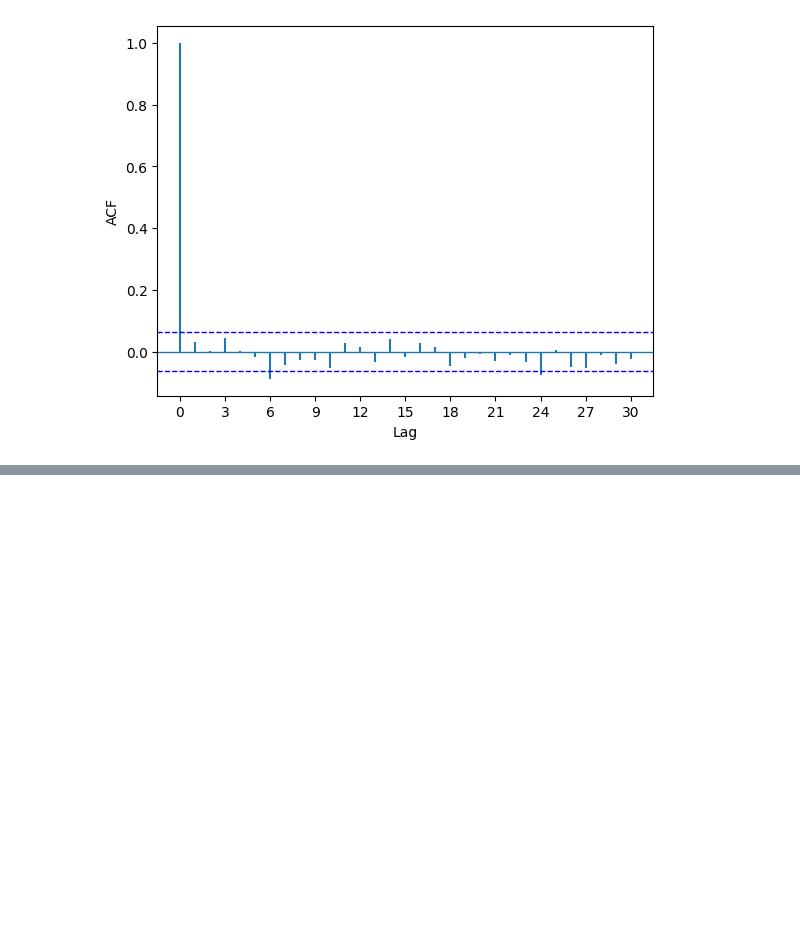
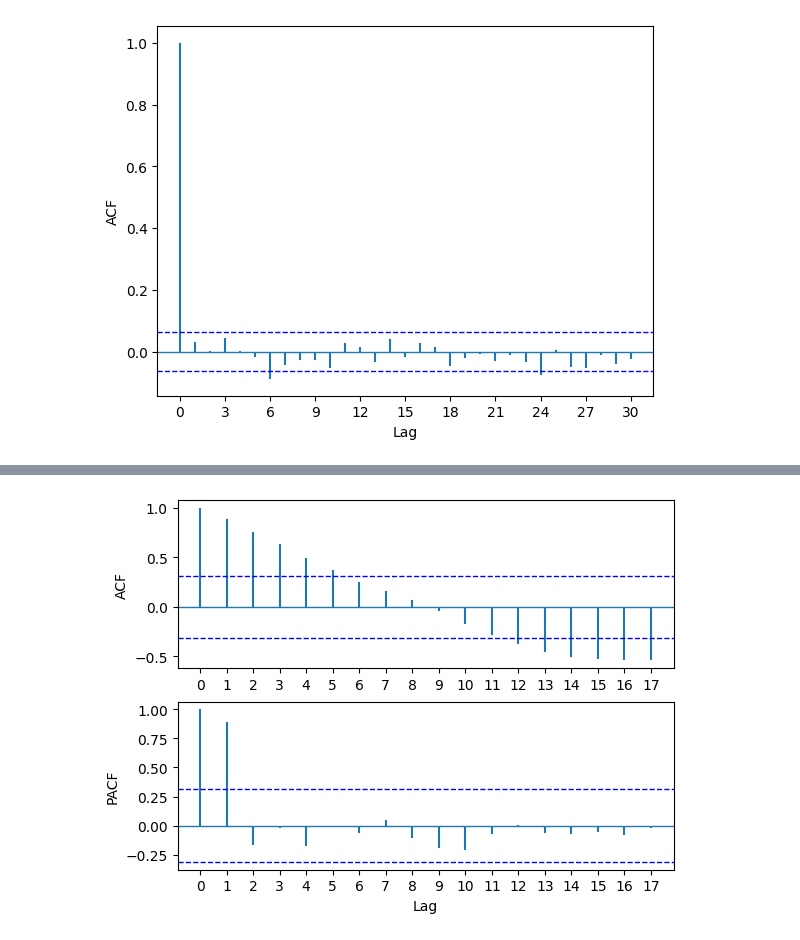
Before and after one commit to jaimeisaac2020/Python-analsisis-basicos, a Jupyter notebook: introduccion_a_series_de_tiempo_Python_1.ipynb, the cells around one changed output, grey strips where cells are left out. Drawn from its saved outputs; the diff is of its cells as text; code cells hidden in the pictures; blank space fills up the shorter version.

```diff
--- a/introduccion_a_series_de_tiempo_Python_1.ipynb
+++ b/introduccion_a_series_de_tiempo_Python_1.ipynb
@@ -458,0 +522,6 @@ acf_pacf_fig(xts, both=False, lag=30)
+# %%
+# The following is to plot ACF and PACF using PythonTsa
+from PythonTsa.plot_acf_pacf import acf_pacf_fig
+acf_pacf_fig(xts, both = True, lag = 17)
+# %% [output]
+[figure, added]
```
Also changed, not shown: parts of 20 cells of this notebook.
